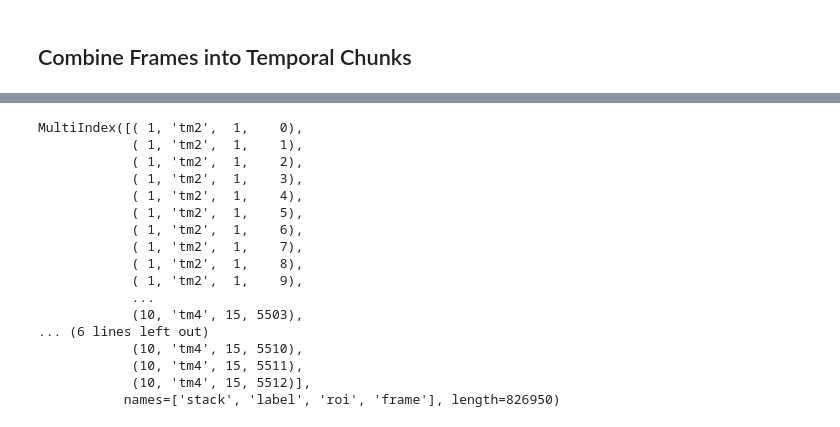
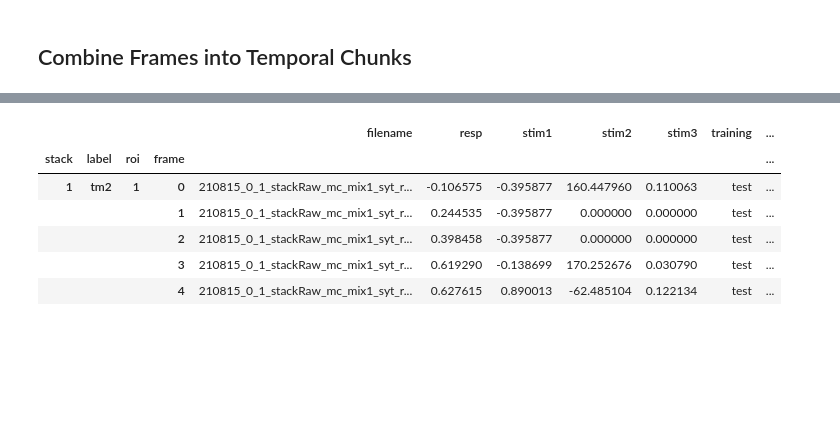
Before and after one commit to laurenneal/capstone-visual-neuroscience, a Jupyter notebook: Feature_Engineering_from_Raw_Data.ipynb, the cells around one changed output, grey strips where cells are left out. Cells and saved outputs as stored; diff of their text form; code cells hidden in the pictures; blank space fills up the shorter version.

```diff
--- a/Feature_Engineering_from_Raw_Data.ipynb
+++ b/Feature_Engineering_from_Raw_Data.ipynb
@@ -317,20 +244,0 @@ raw_df.loc[1, 'tm2'].groupby('roi').max()
-# %%
-raw_df.index
-# %% [output]
-MultiIndex([( 1, 'tm2',  1,    0),
-            ( 1, 'tm2',  1,    1),
-            ( 1, 'tm2',  1,    2),
-            ( 1, 'tm2',  1,    3),
-            ( 1, 'tm2',  1,    4),
-            ( 1, 'tm2',  1,    5),
-            ( 1, 'tm2',  1,    6),
-            ( 1, 'tm2',  1,    7),
-            ( 1, 'tm2',  1,    8),
-            ( 1, 'tm2',  1,    9),
-            ...
-            (10, 'tm4', 15, 5503),
-... (6 lines left out)
-            (10, 'tm4', 15, 5510),
-            (10, 'tm4', 15, 5511),
-            (10, 'tm4', 15, 5512)],
-           names=['stack', 'label', 'roi', 'frame'], length=826950)
@@ -336,0 +248,10 @@ MultiIndex([( 1, 'tm2',  1,    0),
+# %%
+df_temp_3.head()
+# %% [output]
+|  |  |  |  | filename | resp | stim1 | stim2 | stim3 | training | ... |
+| stack | label | roi | frame |  |  |  |  |  |  | ... |
+| 1 | tm2 | 1 | 0 | 210815_0_1_stackRaw_mc_mix1_syt_r... | -0.106575 | -0.395877 | 160.447960 | 0.110063 | test | ... |
+|  |  |  | 1 | 210815_0_1_stackRaw_mc_mix1_syt_r... | 0.244535 | -0.395877 | 0.000000 | 0.000000 | test | ... |
+|  |  |  | 2 | 210815_0_1_stackRaw_mc_mix1_syt_r... | 0.398458 | -0.395877 | 0.000000 | 0.000000 | test | ... |
+|  |  |  | 3 | 210815_0_1_stackRaw_mc_mix1_syt_r... | 0.619290 | -0.138699 | 170.252676 | 0.030790 | test | ... |
+|  |  |  | 4 | 210815_0_1_stackRaw_mc_mix1_syt_r... | 0.627615 | 0.890013 | -62.485104 | 0.122134 | test | ... |
```
Also changed, not shown: parts of 22 cells of this notebook.
